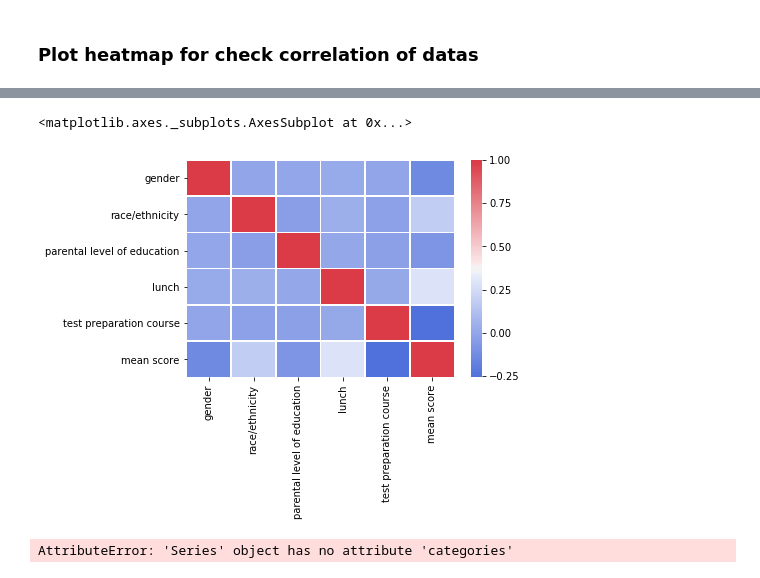
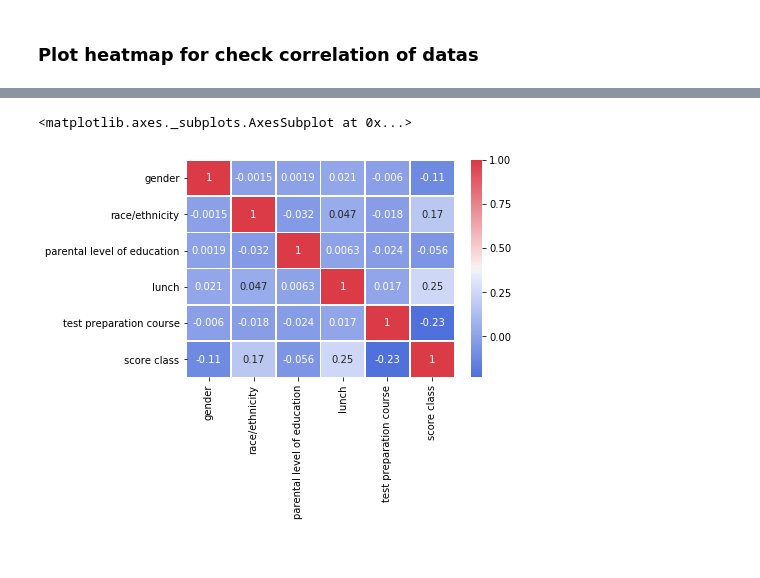
Before and after one commit to luiseduardogfranca/students-perfomance, a Jupyter notebook: Notebook - Python3.ipynb, the cells around one changed output, grey strips where cells are left out. Saved outputs shown, nothing was run; the diff lists cells and outputs as text; code cells hidden in the pictures.

```diff
--- a/Notebook - Python3.ipynb
+++ b/Notebook - Python3.ipynb
@@ -68,0 +122,7 @@ cmap = sns.diverging_palette(260, 10, as_cmap=True) # color to heatmap
+# %%
+'''
+    Categories: very low, low, medium, high, very high
+'''
+df['score class'] = pd.cut(df["mean score"], 3, labels=False)
+df.drop('mean score', axis=1, inplace=True)
+df.head()
@@ -69,12 +136,5 @@ cmap = sns.diverging_palette(260, 10, as_cmap=True) # color to heatmap
 # %%
-sns.heatmap(df.corr(), cmap=cmap, linewidths=.5)
+sns.heatmap(df.corr(), cmap=cmap, linewidths=.5, annot=True)
 # %% [output]
 <matplotlib.axes._subplots.AxesSubplot at 0x...>
-[figure, old version]
+[figure, new version]
-# %%
-'''
-    Categories: very low, low, medium, high, very high
-'''
-# pd.cut(df["mean score"], 3catat
-# %% [output]
-AttributeError: 'Series' object has no attribute 'categories'
```
Also changed, not shown: parts of 16 cells of this notebook.
